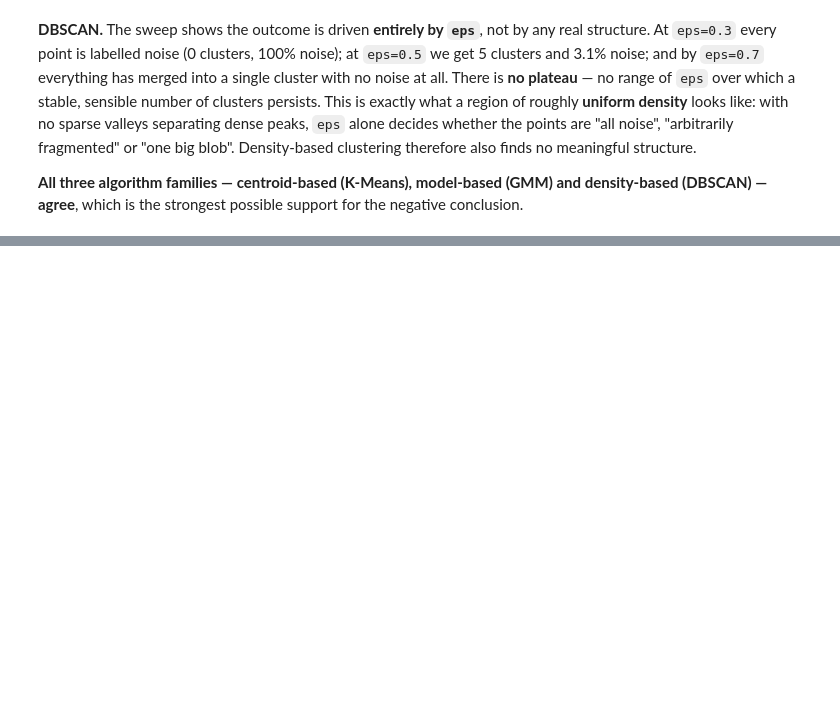
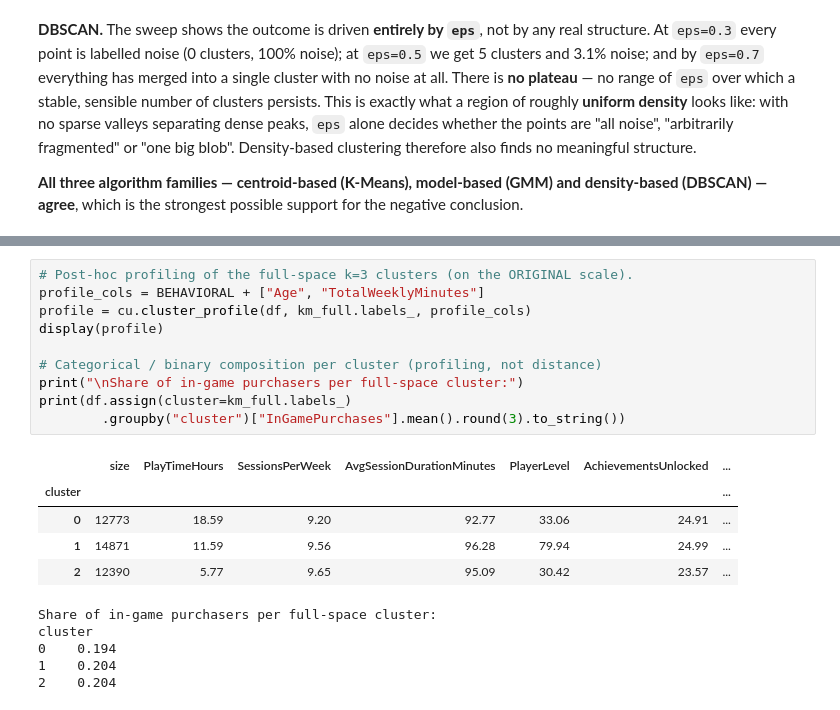
Before and after one commit to MrSparkiop/Gaming-player-clustering, a Jupyter notebook: gaming_player_clustering.ipynb, the cells around one changed output, grey strips where cells are left out. Cells and saved outputs as stored; diff of their text form; blank space fills up the shorter version.

Commit message:
External validation (ARI) and profiling: the noise-dimension contrast

```diff
--- a/gaming_player_clustering.ipynb
+++ b/gaming_player_clustering.ipynb
@@ -583,0 +690,21 @@ negative conclusion.
+# %%
+# Post-hoc profiling of the full-space k=3 clusters (on the ORIGINAL scale).
+profile_cols = BEHAVIORAL + ["Age", "TotalWeeklyMinutes"]
+profile = cu.cluster_profile(df, km_full.labels_, profile_cols)
+display(profile)
+
+# Categorical / binary composition per cluster (profiling, not distance)
+print("\nShare of in-game purchasers per full-space cluster:")
+print(df.assign(cluster=km_full.labels_)
+        .groupby("cluster")["InGamePurchases"].mean().round(3).to_string())
+# %% [output]
+|  | size | PlayTimeHours | SessionsPerWeek | AvgSessionDurationMinutes | PlayerLevel | AchievementsUnlocked | ... |
+| cluster |  |  |  |  |  |  | ... |
+| 0 | 12773 | 18.59 | 9.20 | 92.77 | 33.06 | 24.91 | ... |
+| 1 | 14871 | 11.59 | 9.56 | 96.28 | 79.94 | 24.99 | ... |
+| 2 | 12390 | 5.77 | 9.65 | 95.09 | 30.42 | 23.57 | ... |
+Share of in-game purchasers per full-space cluster:
+cluster
+0    0.194
+1    0.204
+2    0.204
```
Also changed, not shown: parts of 7 cells of this notebook.
